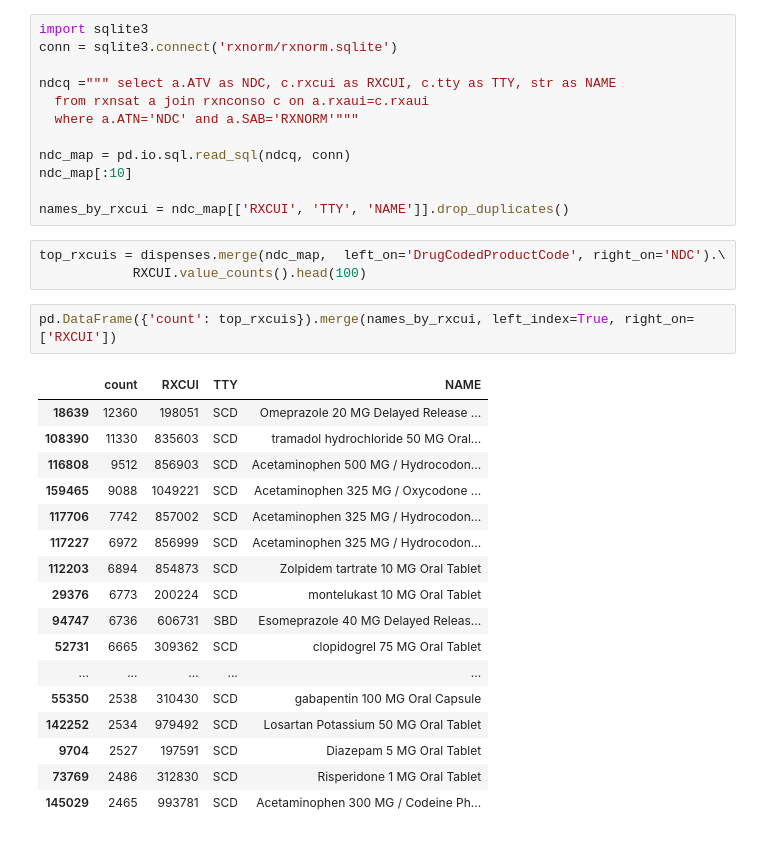
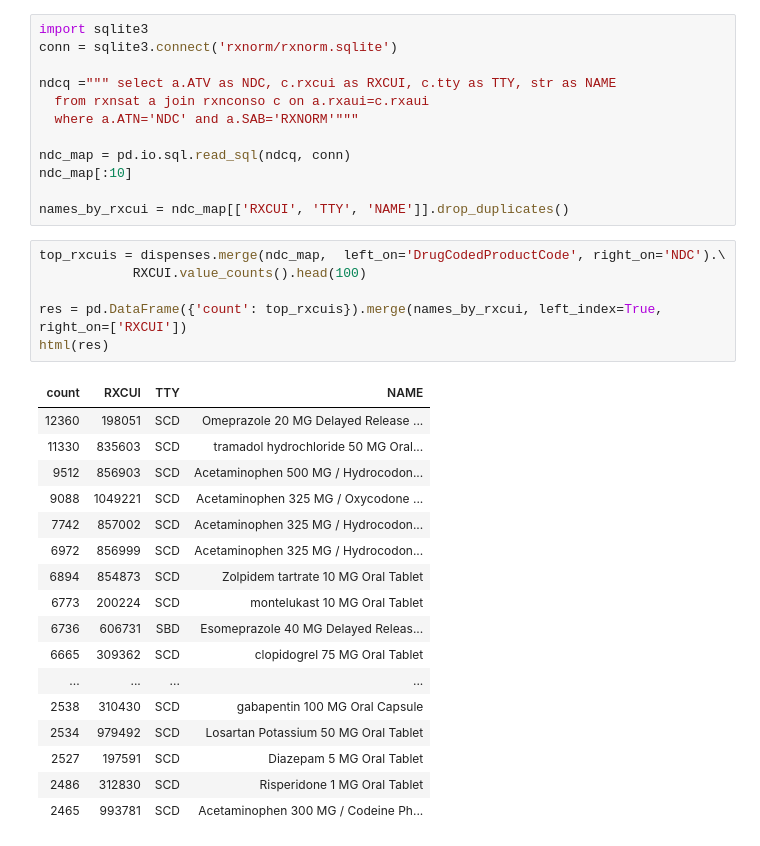
Before and after one commit to zimolzak/bch-rx-challenge, a Jupyter notebook: SureScripts Analysis.ipynb, the cells around one changed output. Saved outputs shown, nothing was run; the diff lists cells and outputs as text.

```diff
--- a/SureScripts Analysis.ipynb
+++ b/SureScripts Analysis.ipynb
@@ -136,23 +117,24 @@ names_by_rxcui = ndc_map[['RXCUI', 'TTY', 'NAME']].drop_duplicates()
 # %%
 top_rxcuis = dispenses.merge(ndc_map,  left_on='DrugCodedProductCode', right_on='NDC').\
             RXCUI.value_counts().head(100)
+
+res = pd.DataFrame({'count': top_rxcuis}).merge(names_by_rxcui, left_index=True, right_on=['RXCUI'])
+html(res)
+# %% [output]
+| count | RXCUI | TTY | NAME |
+| 12360 | 198051 | SCD | Omeprazole 20 MG Delayed Release ... |
+| 11330 | 835603 | SCD | tramadol hydrochloride 50 MG Oral... |
+| 9512 | 856903 | SCD | Acetaminophen 500 MG / Hydrocodon... |
+| 9088 | 1049221 | SCD | Acetaminophen 325 MG / Oxycodone ... |
+| 7742 | 857002 | SCD | Acetaminophen 325 MG / Hydrocodon... |
+| 6972 | 856999 | SCD | Acetaminophen 325 MG / Hydrocodon... |
+| 6894 | 854873 | SCD | Zolpidem tartrate 10 MG Oral Tablet |
+| 6773 | 200224 | SCD | montelukast 10 MG Oral Tablet |
+| 6736 | 606731 | SBD | Esomeprazole 40 MG Delayed Releas... |
+| 6665 | 309362 | SCD | clopidogrel 75 MG Oral Tablet |
+| ... | ... | ... | ... |
+| 2538 | 310430 | SCD | gabapentin 100 MG Oral Capsule |
+| 2534 | 979492 | SCD | Losartan Potassium 50 MG Oral Tablet |
+| 2527 | 197591 | SCD | Diazepam 5 MG Oral Tablet |
+| 2486 | 312830 | SCD | Risperidone 1 MG Oral Tablet |
+| 2465 | 993781 | SCD | Acetaminophen 300 MG / Codeine Ph... |
-# %%
-pd.DataFrame({'count': top_rxcuis}).merge(names_by_rxcui, left_index=True, right_on=['RXCUI'])
-# %% [output]
-|  | count | RXCUI | TTY | NAME |
-| 18639 | 12360 | 198051 | SCD | Omeprazole 20 MG Delayed Release ... |
-| 108390 | 11330 | 835603 | SCD | tramadol hydrochloride 50 MG Oral... |
-| 116808 | 9512 | 856903 | SCD | Acetaminophen 500 MG / Hydrocodon... |
-| 159465 | 9088 | 1049221 | SCD | Acetaminophen 325 MG / Oxycodone ... |
-| 117706 | 7742 | 857002 | SCD | Acetaminophen 325 MG / Hydrocodon... |
-| 117227 | 6972 | 856999 | SCD | Acetaminophen 325 MG / Hydrocodon... |
-| 112203 | 6894 | 854873 | SCD | Zolpidem tartrate 10 MG Oral Tablet |
-| 29376 | 6773 | 200224 | SCD | montelukast 10 MG Oral Tablet |
-| 94747 | 6736 | 606731 | SBD | Esomeprazole 40 MG Delayed Releas... |
-| 52731 | 6665 | 309362 | SCD | clopidogrel 75 MG Oral Tablet |
-| ... | ... | ... | ... | ... |
-| 55350 | 2538 | 310430 | SCD | gabapentin 100 MG Oral Capsule |
-| 142252 | 2534 | 979492 | SCD | Losartan Potassium 50 MG Oral Tablet |
-| 9704 | 2527 | 197591 | SCD | Diazepam 5 MG Oral Tablet |
-| 73769 | 2486 | 312830 | SCD | Risperidone 1 MG Oral Tablet |
-| 145029 | 2465 | 993781 | SCD | Acetaminophen 300 MG / Codeine Ph... |
```
Also changed, not shown: parts of 6 cells of this notebook.
